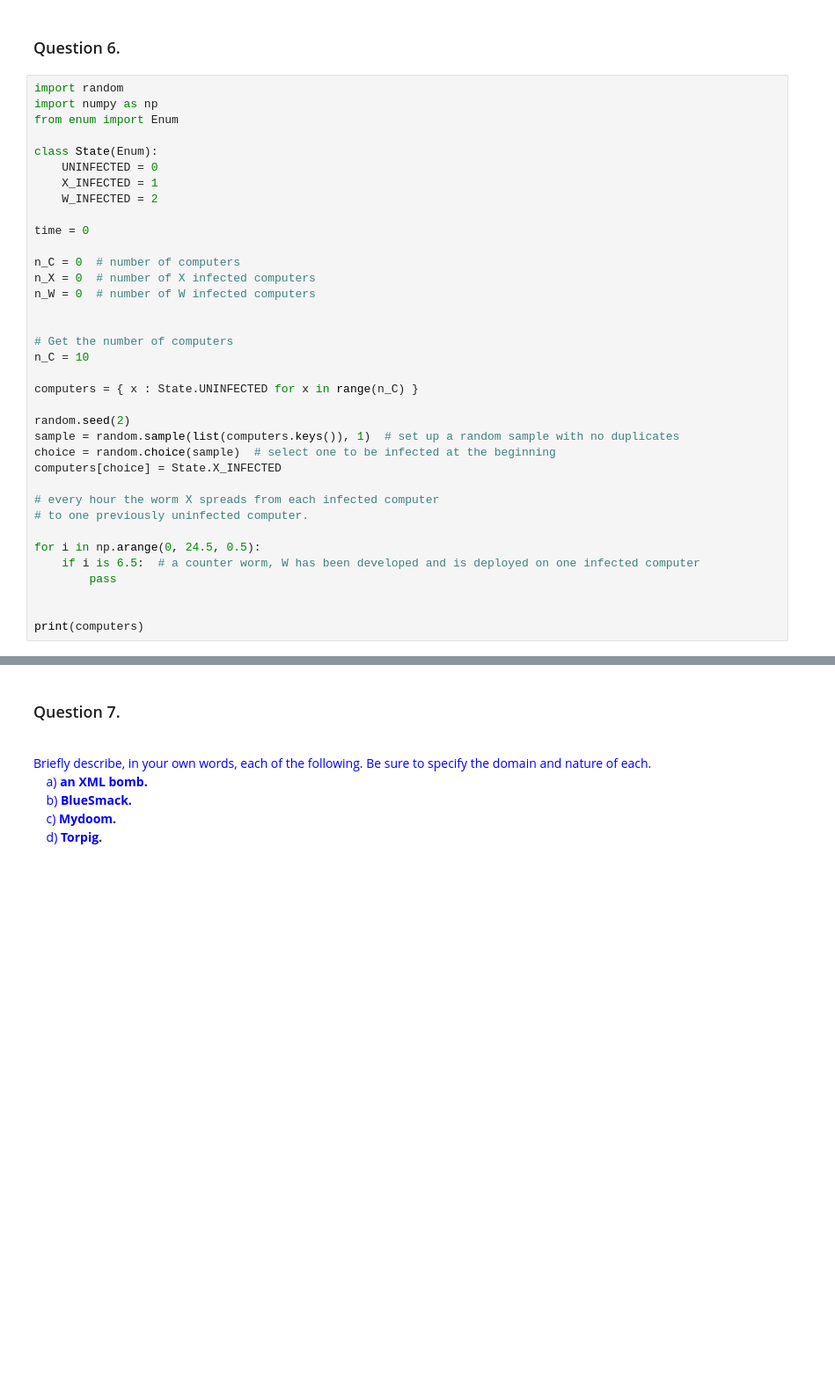
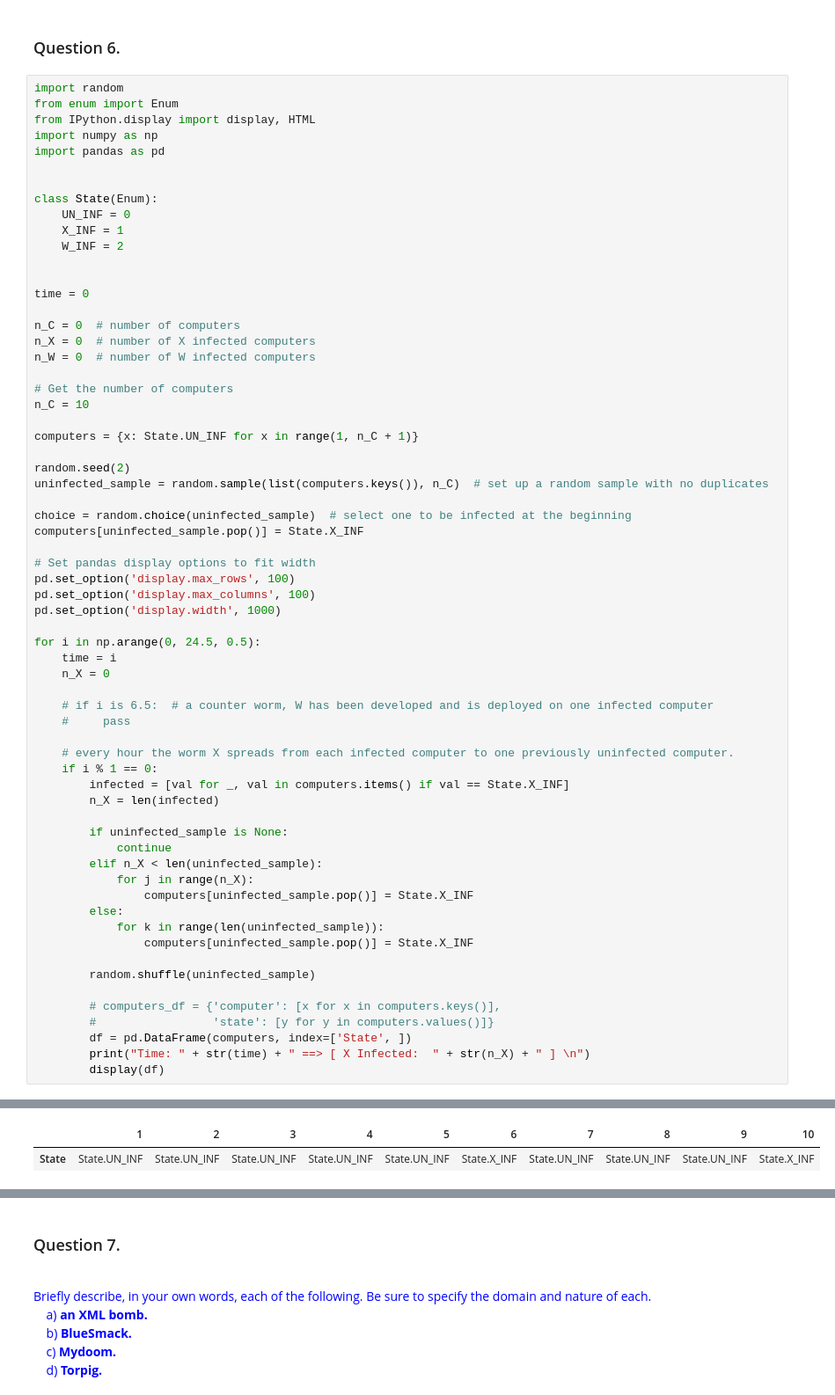
Before and after one commit to codeninja55/csci262_assignments, a Jupyter notebook: assignment02/assignment02_dbac496.ipynb, the cells around one changed output, grey strips where cells are left out. Shown at 88% size. Saved outputs shown, nothing was run; the diff lists cells and outputs as text; blank space fills up the shorter version.

```diff
--- a/assignment02/assignment02_dbac496.ipynb
+++ b/assignment02/assignment02_dbac496.ipynb
@@ -118,13 +141,17 @@ $$
 ### Question 6.
 # %%
 import random
+from enum import Enum
+from IPython.display import display, HTML
 import numpy as np
-from enum import Enum
+import pandas as pd
+
 
 class State(Enum):
-    UNINFECTED = 0
-    X_INFECTED = 1
-    W_INFECTED = 2
+    UN_INF = 0
+    X_INF = 1
+    W_INF = 2
+
 
 time = 0
 
@@ -132,24 +159,48 @@ n_C = 0  # number of computers
 n_X = 0  # number of X infected computers
 n_W = 0  # number of W infected computers
 
-
 # Get the number of computers
 n_C = 10
 
-computers = { x : State.UNINFECTED for x in range(n_C) }
+computers = {x: State.UN_INF for x in range(1, n_C + 1)}
 
 random.seed(2)
-sample = random.sample(list(computers.keys()), 1)  # set up a random sample with no duplicates
-choice = random.choice(sample)  # select one to be infected at the beginning
-computers[choice] = State.X_INFECTED
+uninfected_sample = random.sample(list(computers.keys()), n_C)  # set up a random sample with no duplicates
 
-# every hour the worm X spreads from each infected computer
-# to one previously uninfected computer.
+choice = random.choice(uninfected_sample)  # select one to be infected at the beginning
+computers[uninfected_sample.pop()] = State.X_INF
+
+# Set pandas display options to fit width
+pd.set_option('display.max_rows', 100)
+pd.set_option('display.max_columns', 100)
+pd.set_option('display.width', 1000)
 
 for i in np.arange(0, 24.5, 0.5):
-    if i is 6.5:  # a counter worm, W has been developed and is deployed on one infected computer
-        pass
+    time = i
+    n_X = 0
 
+    # if i is 6.5:  # a counter worm, W has been developed and is deployed on one infected computer
+    #     pass
 
-print(computers)
+    # every hour the worm X spreads from each infected computer to one previously uninfected computer.
+    if i % 1 == 0:
+        infected = [val for _, val in computers.items() if val == State.X_INF]
+        n_X = len(infected)
+
+        if uninfected_sample is None:
+            continue
+        elif n_X < len(uninfected_sample):
+            for j in range(n_X):
+                computers[uninfected_sample.pop()] = State.X_INF
+        else:
+            for k in range(len(uninfected_sample)):
+                computers[uninfected_sample.pop()] = State.X_INF
+
+        random.shuffle(uninfected_sample)
+
+        # computers_df = {'computer': [x for x in computers.keys()],
+        #                 'state': [y for y in computers.values()]}
+        df = pd.DataFrame(computers, index=['State', ])
+        print("Time: " + str(time) + " ==> [ X Infected:  " + str(n_X) + " ] \n")
+        display(df)
 # %% [output]
@@ -156,0 +208,2 @@ print(computers)
+|  | 1 | 2 | 3 | 4 | 5 | 6 | 7 | 8 | 9 | 10 |
+| State | State.UN_INF | State.UN_INF | State.UN_INF | State.UN_INF | State.UN_INF | State.X_INF | State.UN_INF | State.UN_INF | State.UN_INF | State.X_INF |
```
Also changed, not shown: parts of 2 cells of this notebook, 1 other file.
